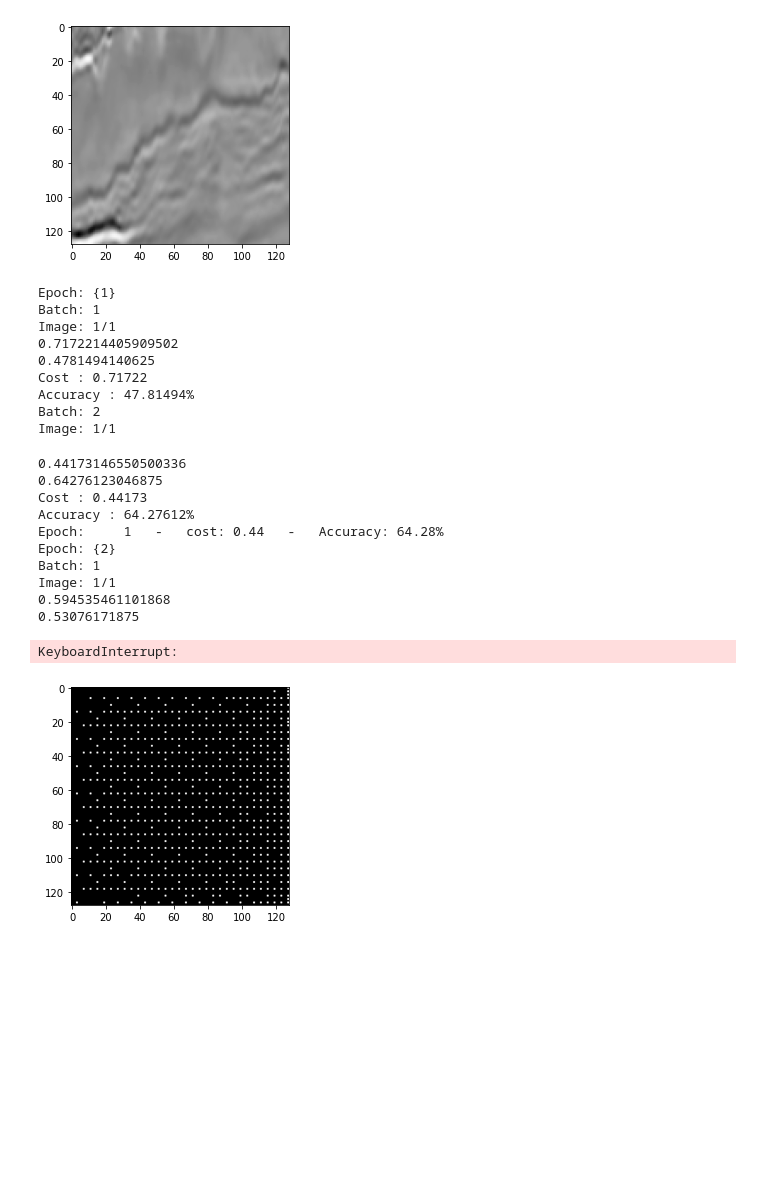
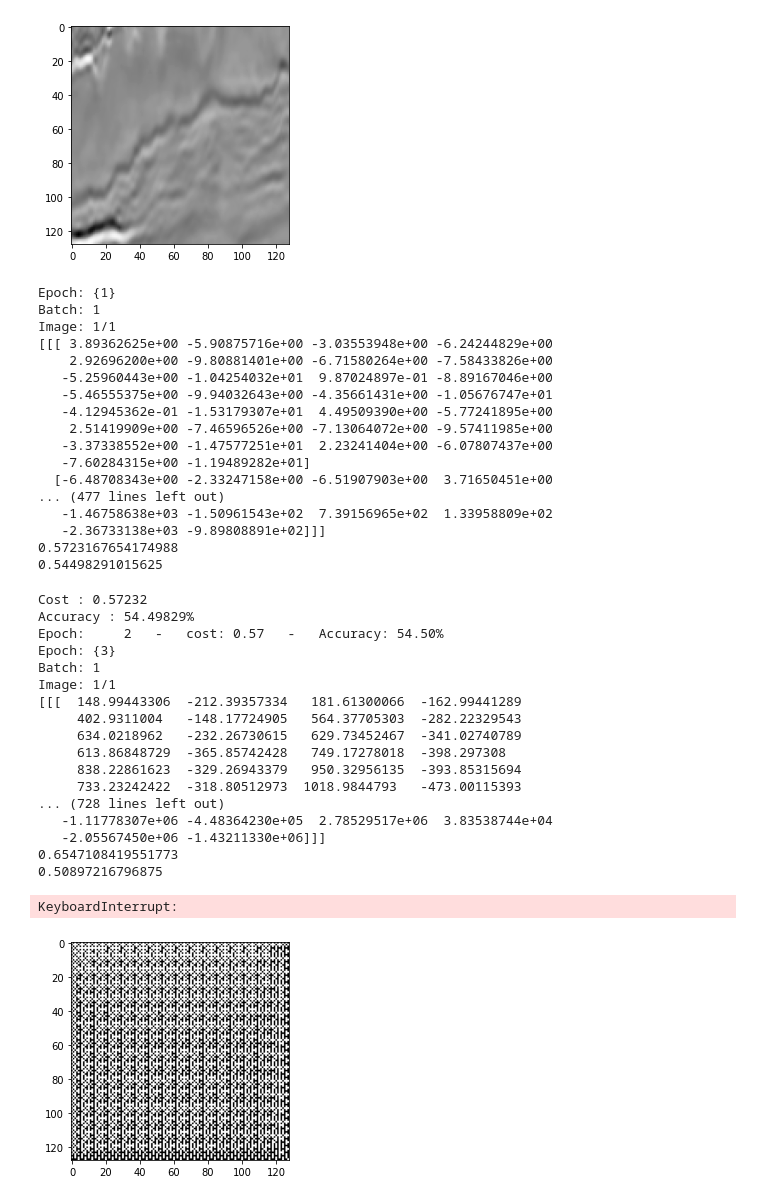
Before and after one commit to labis7/UNET-Using-Numpy, a Jupyter notebook: U-Net - Numpy.ipynb, the cells around one changed output. Saved outputs shown, nothing was run; the diff lists cells and outputs as text; code cells hidden in the pictures; blank space fills up the shorter version.

```diff
--- a/U-Net - Numpy.ipynb
+++ b/U-Net - Numpy.ipynb
@@ -53,7 +53,7 @@ def mnist(path=None):
         folder = path + "/images/"
         onlyfiles = [cv2.resize(cv2.cvtColor(image.imread(folder+f), cv2.COLOR_RGB2GRAY),(128, 128)) for f in os.listdir(folder)]
         pixels = np.array(onlyfiles).reshape(-1,1,128,128).astype('float32')#/255
-        return pixels[:2,:,:,:]
+        return pixels[:1,:,:,:]
 
     def _labels(path):
         """Return labels loaded locally."""
@@ -61,7 +61,7 @@ def mnist(path=None):
         folder = path + "/labels/"
         onlyfiles = [cv2.resize(image.imread(folder+f),(128, 128)) for f in os.listdir(folder)]
         pixels = np.array(onlyfiles).reshape(-1,1,128,128).astype('float32') #/255
-        return pixels[:2,:,:,:]
+        return pixels[:1,:,:,:]
     print("Train Images : Loading . . .")
     train_images = _images(path)
     print("Train Labels : Loading . . .")
@@ -930,32 +930,47 @@ def train(X, Y, epochs, learning_rate, dropout, verbose=True, callback=None):
 # %%
 ###### Training ######
 #train_images, train_labels, test_images, test_labels
 import gc
 gc.collect()
 
-params_values = train(train_images, train_labels, 2, 0.01, True) #0.05 stable LR
+params_values = train(train_images, train_labels, 10, 0.01, True) #0.05 stable LR
 # %% [output]
 Epoch: {1}
 Batch: 1
 Image: 1/1
-0.7172214405909502
-0.4781494140625
-Cost : 0.71722
-Accuracy : 47.81494%
-Batch: 2
-Image: 1/1
+[[[ 3.89362625e+00 -5.90875716e+00 -3.03553948e+00 -6.24244829e+00
+    2.92696200e+00 -9.80881401e+00 -6.71580264e+00 -7.58433826e+00
+   -5.25960443e+00 -1.04254032e+01  9.87024897e-01 -8.89167046e+00
+   -5.46555375e+00 -9.94032643e+00 -4.35661431e+00 -1.05676747e+01
+   -4.12945362e-01 -1.53179307e+01  4.49509390e+00 -5.77241895e+00
+    2.51419909e+00 -7.46596526e+00 -7.13064072e+00 -9.57411985e+00
+   -3.37338552e+00 -1.47577251e+01  2.23241404e+00 -6.07807437e+00
+   -7.60284315e+00 -1.19489282e+01]
+  [-6.48708343e+00 -2.33247158e+00 -6.51907903e+00  3.71650451e+00
+... (477 lines left out)
+   -1.46758638e+03 -1.50961543e+02  7.39156965e+02  1.33958809e+02
+   -2.36733138e+03 -9.89808891e+02]]]
+0.5723167654174988
+0.54498291015625
-0.44173146550500336
-0.64276123046875
-Cost : 0.44173
-Accuracy : 64.27612%
-Epoch:     1   -   cost: 0.44   -   Accuracy: 64.28%
-Epoch: {2}
+Cost : 0.57232
+Accuracy : 54.49829%
+Epoch:     2   -   cost: 0.57   -   Accuracy: 54.50%
+Epoch: {3}
 Batch: 1
 Image: 1/1
-0.594535461101868
-0.53076171875
+[[[  148.99443306  -212.39357334   181.61300066  -162.99441289
+     402.9311004   -148.17724905   564.37705303  -282.22329543
+     634.0218962   -232.26730615   629.73452467  -341.02740789
+     613.86848729  -365.85742428   749.17278018  -398.297308
+     838.22861623  -329.26943379   950.32956135  -393.85315694
+     733.23242422  -318.80512973  1018.9844793   -473.00115393
+... (728 lines left out)
+   -1.11778307e+06 -4.48364230e+05  2.78529517e+06  3.83538744e+04
+   -2.05567450e+06 -1.43211330e+06]]]
+0.6547108419551773
+0.50897216796875
 KeyboardInterrupt:
-[figure, old version]
+[figure, new version]
 # %%
 ###### Prediction ######
 Yt = test_labels.T
```
Also changed, not shown: parts of 2 cells of this notebook.
